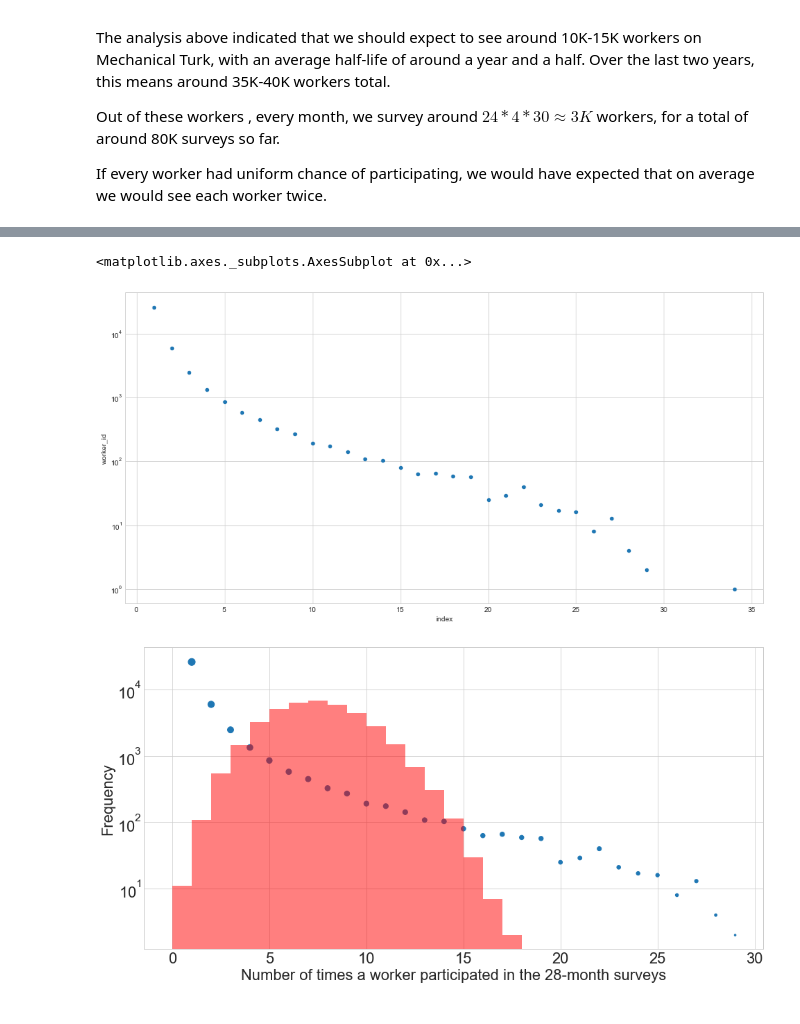
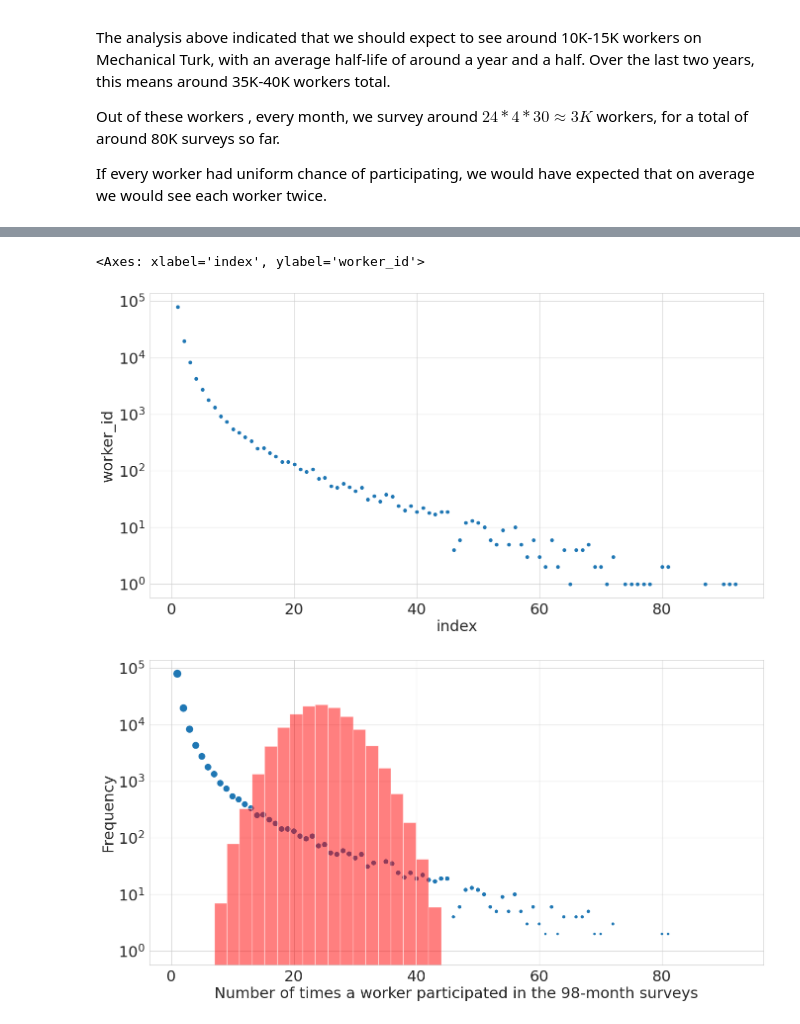
Before and after one commit to ipeirotis/mturk_demographics, a Jupyter notebook: 5_Estimating_Propensity.ipynb, the cells around one changed output, grey strips where cells are left out. Cells and saved outputs as stored; diff of their text form; code cells hidden in the pictures.

```diff
--- a/5_Estimating_Propensity.ipynb
+++ b/5_Estimating_Propensity.ipynb
@@ -4,7 +6,26 @@
 Below we have the code that retrieves the data from the  Mechanical Turk Tracker Demographics API.
 # %%
 import pandas as pd
-df = pd.read_csv("mturk_surveys.csv")
+URL = 'https://github.com/ipeirotis/mturk_demographics/raw/master/dataset_29may2023_16_mar2015.zip'
+df = pd.read_csv(URL, low_memory=False)
+# df.drop(df.columns[0], axis=1, inplace=True) # drop the "index" column
+# # We now transform our API answer into a flat table
+
+# # Convert all NaN values to None
+# df = df.where(pd.notnull(df), None)
+
+# df['hit_answered_date'] = pd.to_datetime(df['hit_answered_date'])
+# df['hit_creation_date'] = pd.to_datetime(df['hit_creation_date'])
+# df["post_to_completion_secs"] = (df['hit_answered_date'] - df['hit_creation_date']).dt.seconds
+
+# df["household_income"]=df["household_income"].astype("category")
+# df["household_size"]=df["household_size"].astype("category")
+# df["location_country"]=df["location_country"].astype("category")
+# df["marital_status"]=df["marital_status"].astype("category")
+# df['date'] = pd.to_datetime(df['hit_answered_date'].apply(lambda x : x.date()))
+# df['time'] = df['hit_answered_date'].dt.round('min').apply(lambda x : x.time())
+# df.dtypes
+
 df.drop(df.columns[0], axis=1, inplace=True) # drop the "index" column
 # We now transform our API answer into a flat table
 # and set the right data types
@@ -14,7 +35,7 @@ df["household_income"]=df["household_income"].astype("category")
 df["household_size"]=df["household_size"].astype("category")
 df["location_country"]=df["location_country"].astype("category")
 df["marital_status"]=df["marital_status"].astype("category")
-df['date'] = df['hit_answered_date'].apply(lambda x : x.date())
-df['time'] = df['hit_answered_date'].apply(lambda x : x.time())
+df['date'] = pd.to_datetime(df['hit_answered_date'].apply(lambda x : x.date()))
+df['time'] = df['hit_answered_date'].dt.round('min').apply(lambda x : x.time())
 df.dtypes
 # %% [output]
@@ -159,34 +194,39 @@ x = df['worker_id'].value_counts().value_counts()
 # Plot the above
 df['worker_id'].value_counts().value_counts().sort_index().reset_index().plot.scatter(x='index', y='worker_id', logy=True)
 # %% [output]
-<matplotlib.axes._subplots.AxesSubplot at 0x...>
+<Axes: xlabel='index', ylabel='worker_id'>
-[figure, old version]
+[figure, new version]
 # %%
+import numpy as np
+import os
 mpl.rc("figure", figsize=(16, 8))
 mpl.rcParams.update({'font.size': 22})
 mpl.rcParams['pdf.fonttype'] = 42
 mpl.rcParams['ps.fonttype'] = 42
 sns.set_style("whitegrid")
 
 from scipy.stats import binom
 N=len(set(df['worker_id']))
 p=0.25
-rvs = binom.rvs(28, p, size=N)
+rvs = binom.rvs(98, p, size=N)
 
 
 fig, ax = plt.subplots(1, 1)
 
 cnt = pd.DataFrame(x).drop(34).reset_index()
 cnt['index'] = cnt['index'] # /cnt['index'].max()
 ax = cnt.plot.scatter(x='index', y='worker_id', logy=True, logx=False, s=10*np.log(cnt['worker_id']), ax = ax)
 
-ax.set_xlabel("Number of times a worker participated in the 28-month surveys")
+ax.set_xlabel("Number of times a worker participated in the 98-month surveys")
 ax.set_ylabel("Number of workers")
 
 pd.DataFrame(rvs).plot.hist(alpha=0.5, color='r', bins=18, sharex=True, ax=ax)
 ax.legend().set_visible(False)
 
-fig.savefig('plots/frequency-counts.pdf', bbox_inches='tight')
+if not os.path.exists('plots'):
+    os.makedirs('plots')
+
+plt.savefig('plots/frequency-counts.pdf', bbox_inches='tight')
 # %% [output]
-[figure, old version]
+[figure, new version]
 # %%
```
Also changed, not shown: parts of 37 cells of this notebook.
